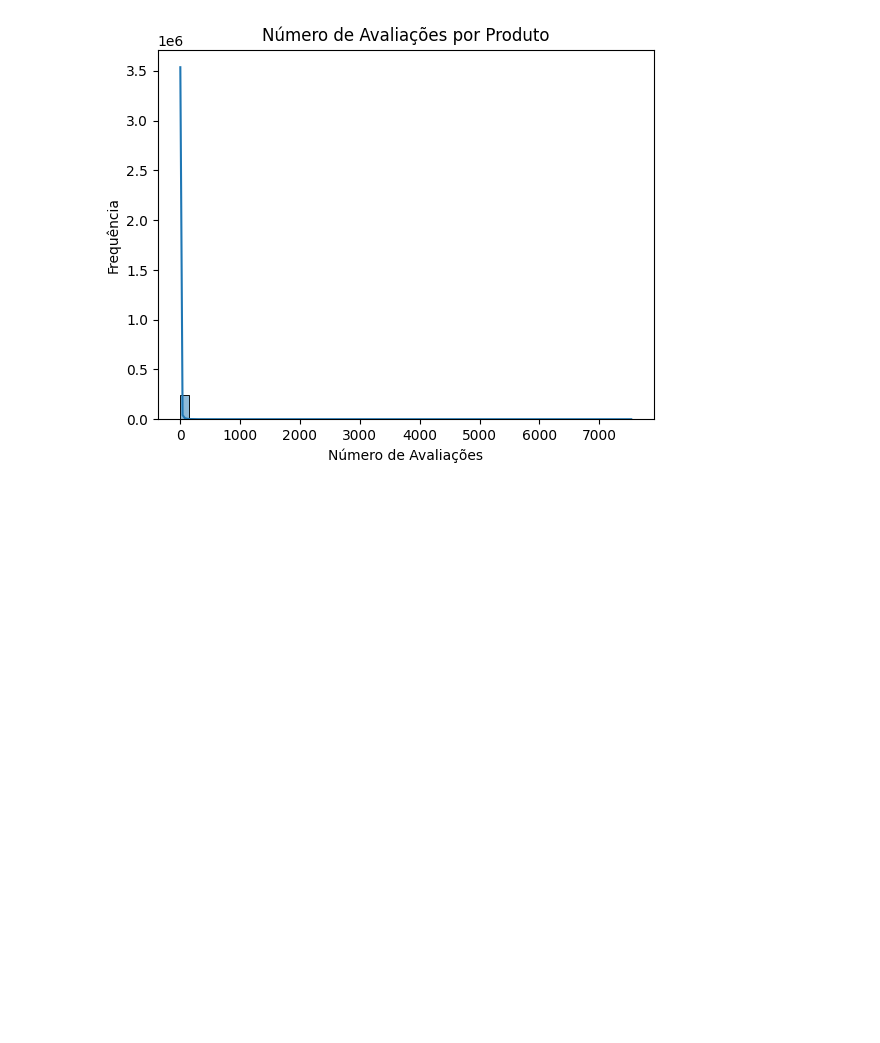
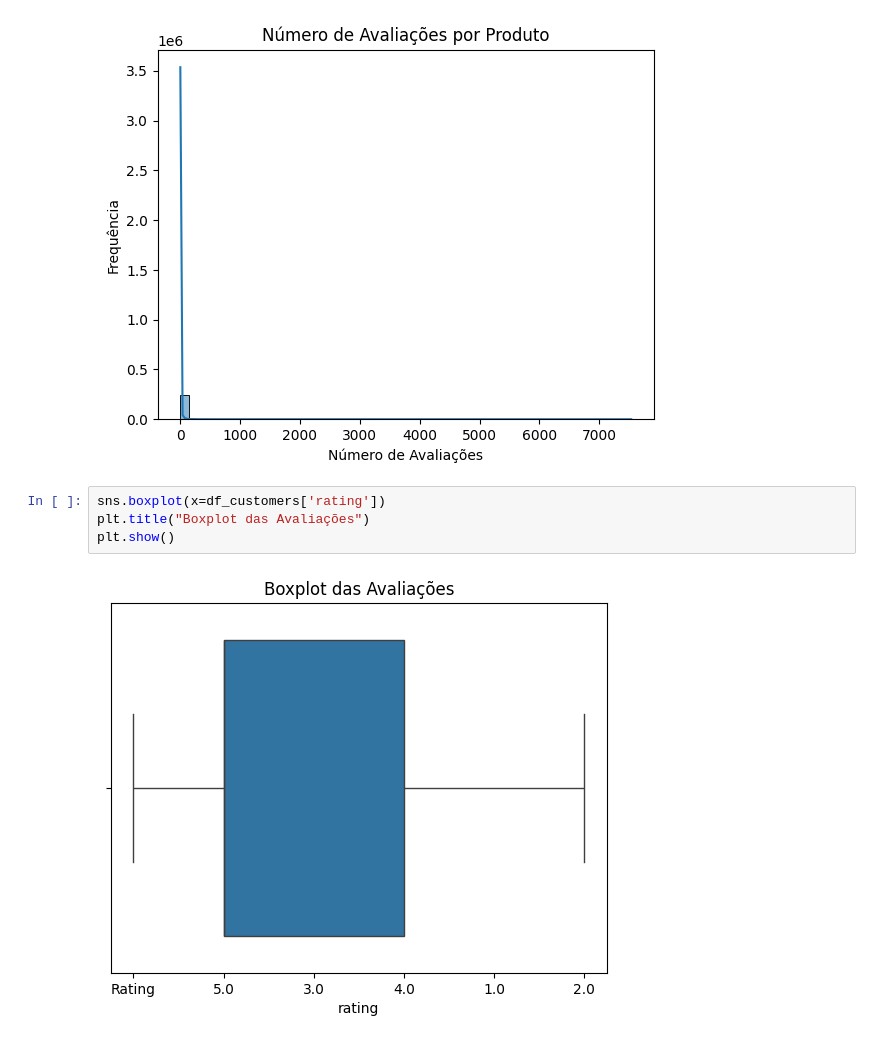
Before and after one commit to Guilherme-Henrique-Leite/smart-buyer-assistant, a Jupyter notebook: notebooks/data_exploration.ipynb, the cells around one changed output. Cells and saved outputs as stored; diff of their text form; blank space fills up the shorter version.

```diff
--- a/notebooks/eda.ipynb
+++ b/notebooks/data_exploration.ipynb
@@ -87,3 +82,9 @@ plt.ylabel("Frequência")
 plt.show()
 # %% [output]
 [figure]
+# %%
+sns.boxplot(x=df_customers['rating'])
+plt.title("Boxplot das Avaliações")
+plt.show()
+# %% [output]
+[figure, added]
```
Also changed, not shown: parts of 5 cells of this notebook.
